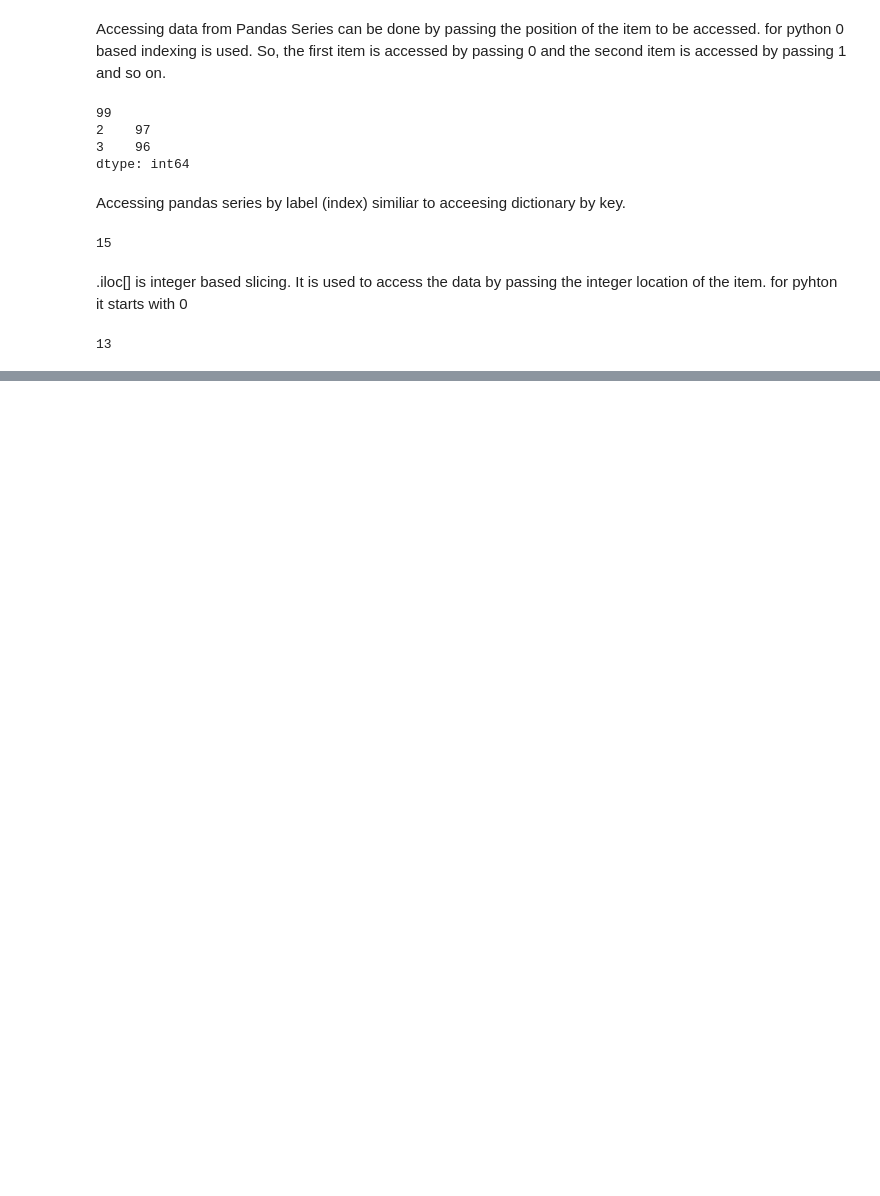
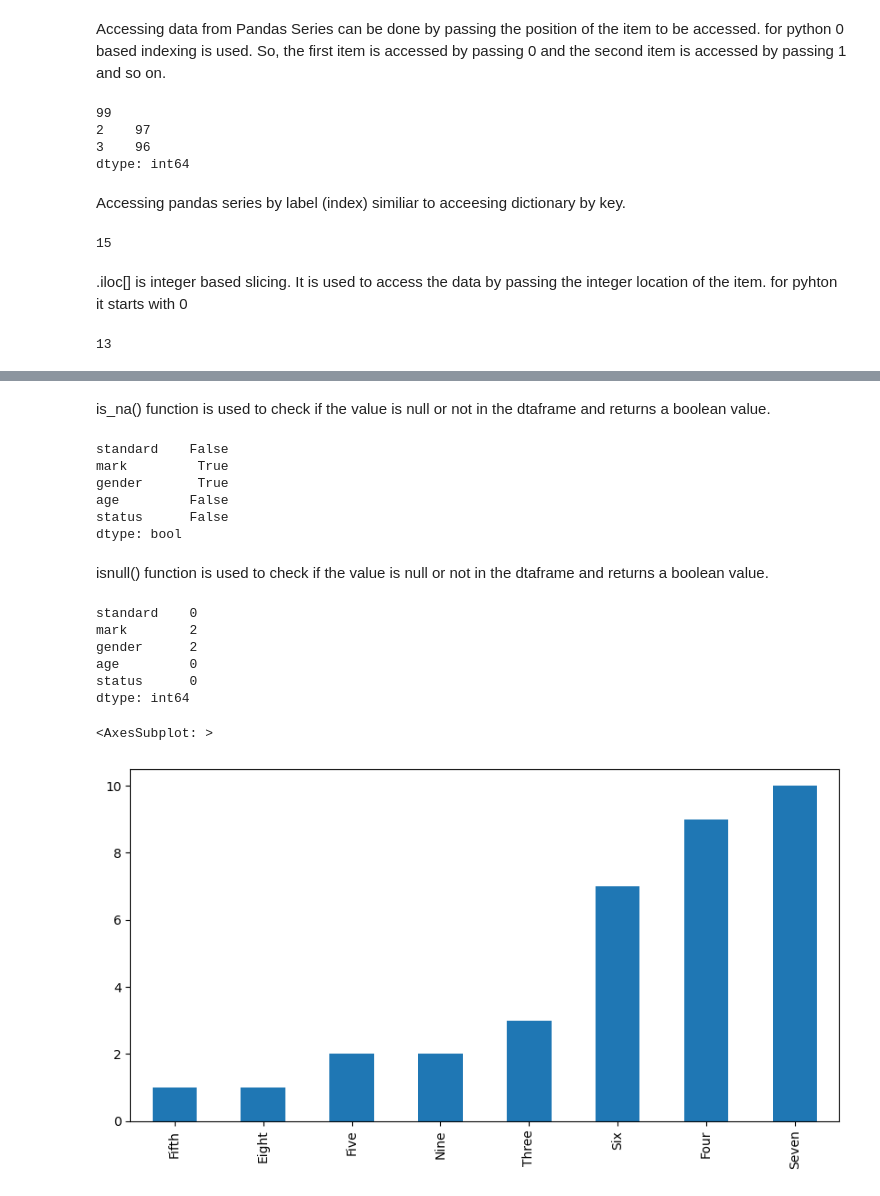
Before and after one commit to amrit-fuse/python, a Jupyter notebook: Pandas_practise.ipynb, the cells around one changed output, grey strips where cells are left out. Cells and saved outputs as stored; diff of their text form; code cells hidden in the pictures; blank space fills up the shorter version.

Commit message:
Pandas practise upto merge

```diff
--- a/Pandas_practise.ipynb
+++ b/Pandas_practise.ipynb
@@ -57,0 +127,4 @@ series2.iloc[2] # 3rd element
+# %%
+
+student_df["age"]=[35, 34, 33, 32, 31, 30, 29, 28, 27, 26, 25, 24, 23, 22, 21, 20, 19, 18, 17, 16, 15, 14, 13, 12, 11, 10, 9, 8, 7, 6, 5, 4, 3, 2, 1]
+student_df.head()
@@ -57,0 +157,6 @@ series2.iloc[2] # 3rd element
+# %%
+
+# df having column status that grade students based on their marks
+
+student_df["status"]=student_df["mark"].apply(lambda x: "A" if x>60 else "B") # status column is added to df
+student_df.head()
@@ -57,0 +173,10 @@ series2.iloc[2] # 3rd element
+# %%
+# student_df.describe(include=object) # only object type columns are shown
+
+#maake copy and reset index
+student_df_copy=student_df.copy()
+student_df_copy.reset_index(inplace=True)
+student_df_copy.head()
+
+
+student_df_copy.describe(include=object) # only object type columns are shown
@@ -57,0 +270,10 @@ series2.iloc[2] # 3rd element
+# %%
+#Convert age column  to int32
+student_df_copy['age']=student_df_copy['age'].astype('int32')
+student_df_copy.info() #hence decreasing the memory usage  of age column
+
+#int64 vs int32
+# int64 uses 8 bytes of memory to store a value  and gives range of -9223372036854775808 to 9223372036854775807
+# int32 uses 4 bytes of memory to store a value == int and gives range of -2147483648 to 2147483647
+# int16 uses 2 bytes of memory to store a value  and gives range of -32768 to 32767
+#int 8 uses 1 byte of memory to store a value   (int8 is not used in pandas) and gives range of -128 to 127
@@ -57,0 +298,29 @@ series2.iloc[2] # 3rd element
+# %% [markdown]
+is_na() function is used to check if the value is null or not in the dtaframe and returns a boolean value.
+# %%
+# rows with null values
+student_df.isna().any()  # Null columns has value True
+# %% [output]
+standard    False
+mark         True
+gender       True
+age         False
+status      False
+dtype: bool
+# %% [markdown]
+isnull() function is used to check if the value is null or not in the dtaframe and returns a boolean value.
+# %%
+student_df.isnull().sum() # count of null values in each column
+# %% [output]
+standard    0
+mark        2
+gender      2
+age         0
+status      0
+dtype: int64
+# %%
+# plot standard   vs  count of students in each standard
+student_df_copy['standard'].value_counts().sort_values().plot(kind='bar', figsize=(10,5))
+# %% [output]
+<AxesSubplot: >
+[figure, added]
```
Also changed, not shown: parts of 74 cells of this notebook, 1 other file.
